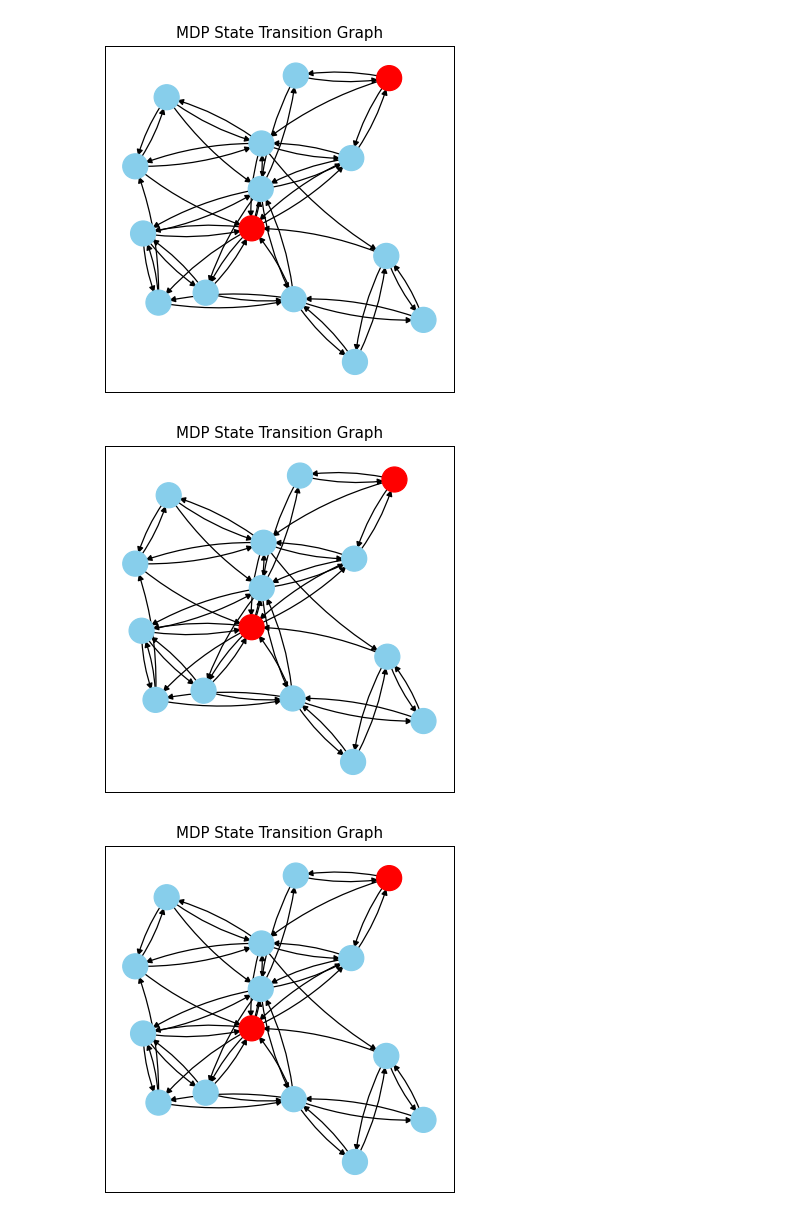
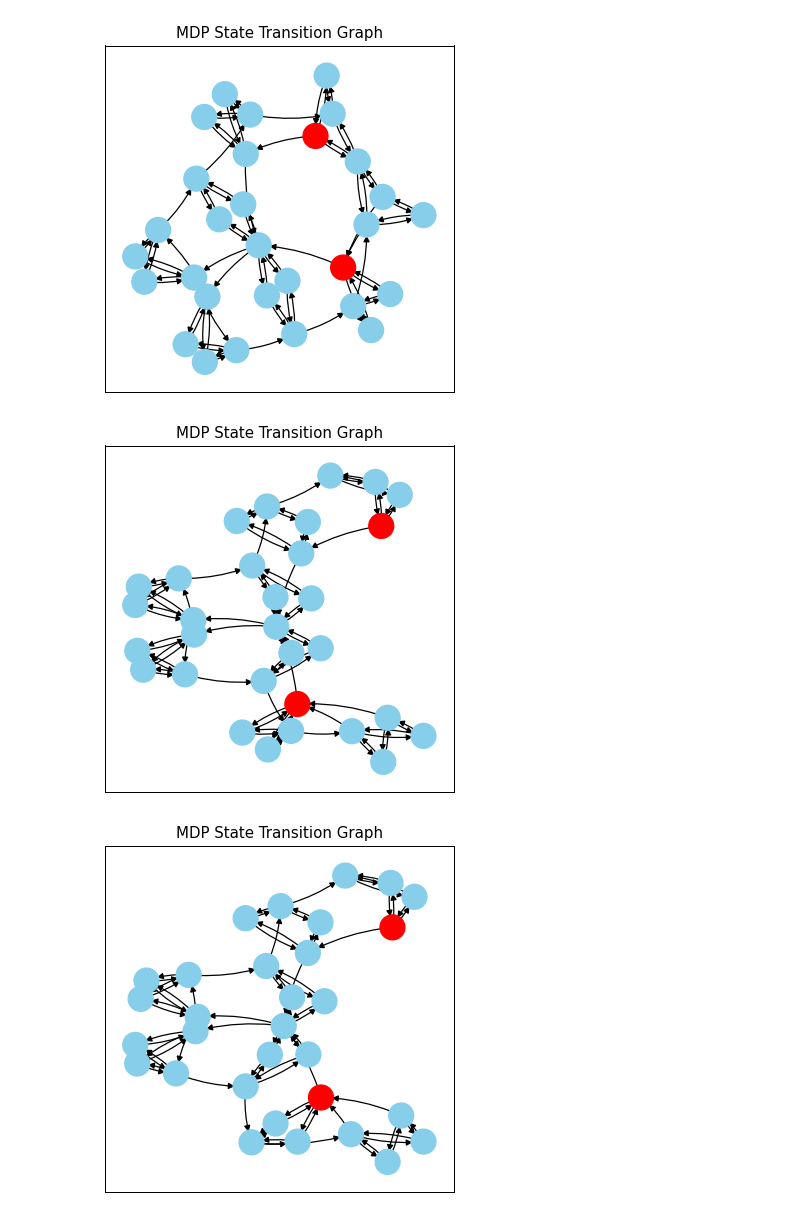
Before and after one commit to MBTMBTMBT/mini-grid-curriculum, a Jupyter notebook: mdp_learner.ipynb, the cells around one changed output. Saved outputs shown, nothing was run; the diff lists cells and outputs as text; code cells hidden in the pictures.

```diff
--- a/mdp_learner.ipynb
+++ b/mdp_learner.ipynb
@@ -8,5 +11,5 @@ from mdp_graph.mdp_graph import MDPGraph, PolicyGraph, OptimalPolicyGraph
 # %%
-file_path = 'maps/long_corridor.txt'
+file_path = 'maps/extra_long_corridor.txt'
 env = CustomEnv(
         txt_file_path=file_path,
         display_size=11,
@@ -63,7 +66,7 @@ device = "cuda" if torch.cuda.is_available() else "cpu"
 
 NUM_ACTIONS = int(env.action_space.n)
 OBS_SPACE = int(env.total_features)
-LATENT_DIMS = 16
+LATENT_DIMS = 32
 print(NUM_ACTIONS, OBS_SPACE, LATENT_DIMS)
 
 # train hyperparams
@@ -73,7 +76,7 @@ LR = 1e-4
 
 model = Binary2BinaryFeatureNet(NUM_ACTIONS, OBS_SPACE, n_latent_dims=LATENT_DIMS, lr=LR, weights=WEIGHTS, device=device,)
 
-model.load(r'experiments/learn_feature_corridor/model_epoch_19000.pth')
+model.load(r'experiments/learn_feature_corridor_32/model_epoch_19000.pth')
 
 encoder = model.encoder.to(device)
 # %% [output]
@@ -137,5 +140,5 @@ optimal_graph.visualize(highlight_states=[learner.encoded_start_state, *learner.
 # %%
-learner = EncodingMDPLearner(env, encoder, device, keep_dims=14)
+learner = EncodingMDPLearner(env, encoder, device, keep_dims=28)
 learner.learn()
 optimal_graph = OptimalPolicyGraph()
 optimal_graph.load_graph(learner.mdp_graph)
@@ -143,9 +146,9 @@ optimal_graph.uniform_prior_policy()
 optimal_graph.visualize(highlight_states=[learner.encoded_start_state, *learner.encoded_done_states],
                         use_grid_layout=False, display_state_name=False)
 # %% [output]
-[figure, old version]
+[figure, new version]
 # %%
-learner = EncodingMDPLearner(env, encoder, device, keep_dims=15)
+learner = EncodingMDPLearner(env, encoder, device, keep_dims=30)
 learner.learn()
 optimal_graph = OptimalPolicyGraph()
 optimal_graph.load_graph(learner.mdp_graph)
@@ -153,14 +156,14 @@ optimal_graph.uniform_prior_policy()
 optimal_graph.visualize(highlight_states=[learner.encoded_start_state, *learner.encoded_done_states],
                         use_grid_layout=False, display_state_name=False)
 # %% [output]
-[figure, old version]
+[figure, new version]
 # %%
-learner = EncodingMDPLearner(env, encoder, device, keep_dims=16)
+learner = EncodingMDPLearner(env, encoder, device, keep_dims=32)
 learner.learn()
 optimal_graph = OptimalPolicyGraph()
 optimal_graph.load_graph(learner.mdp_graph)
 optimal_graph.uniform_prior_policy()
 optimal_graph.visualize(highlight_states=[learner.encoded_start_state, *learner.encoded_done_states],
                         use_grid_layout=False, display_state_name=False)
 # %% [output]
-[figure, old version]
+[figure, new version]
```
Also changed, not shown: parts of 12 cells of this notebook, 2 other files.
